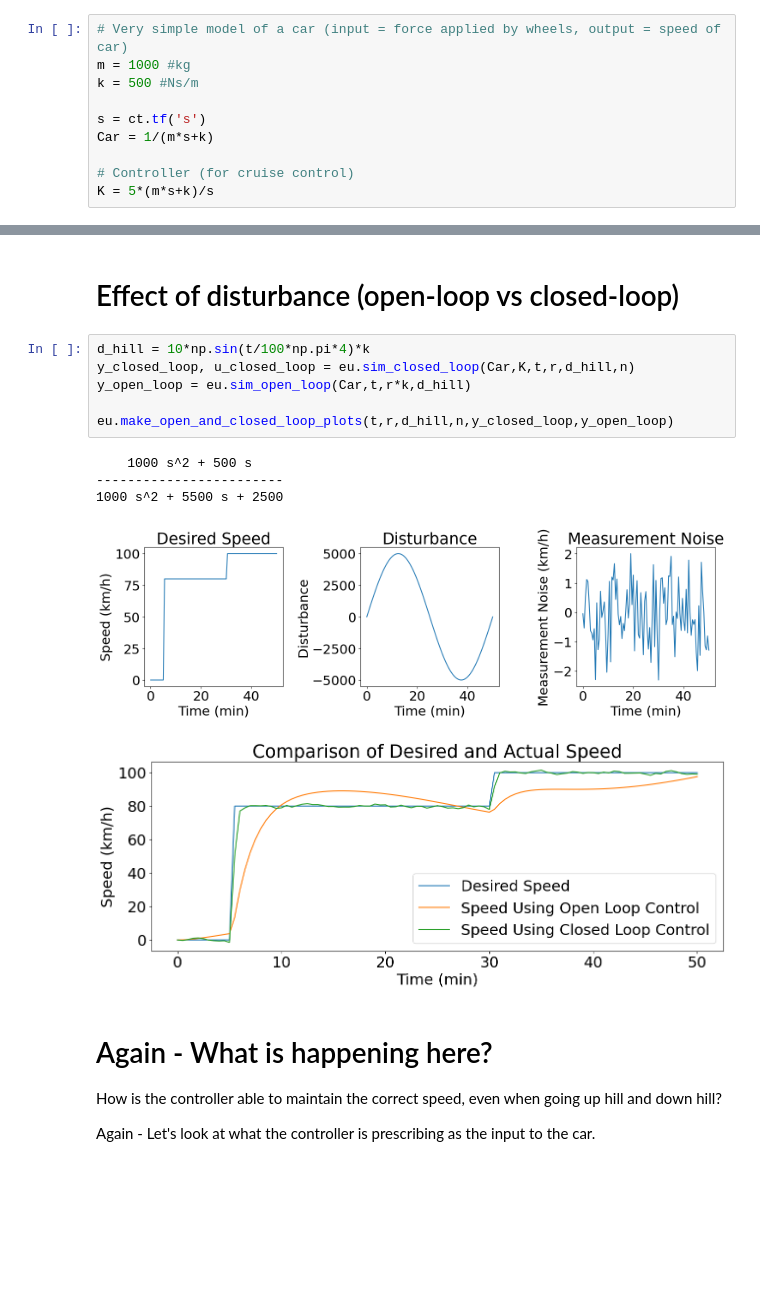
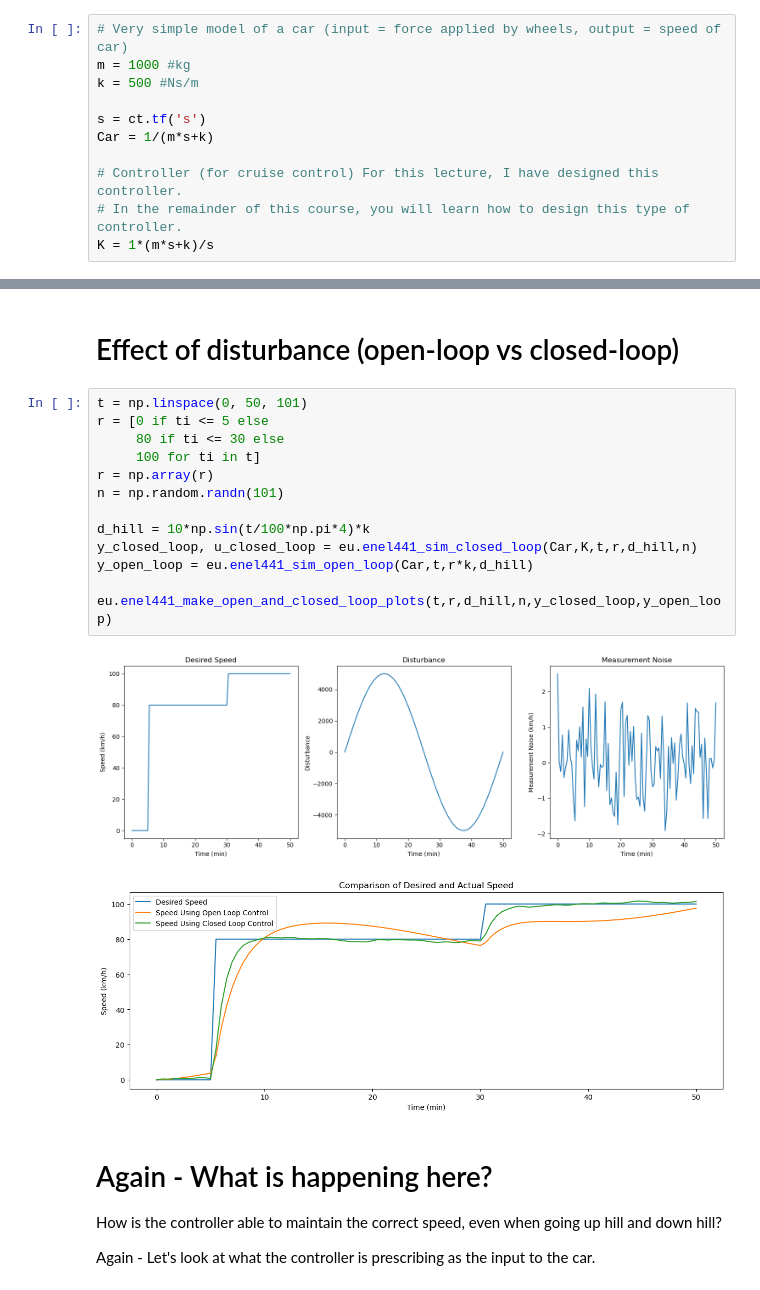
Before and after one commit to issam-akhtar/ENEL44-Unit-2---Intro-to-control, a Jupyter notebook: sensitivity function.ipynb, the cells around one changed output, grey strips where cells are left out. Cells and saved outputs as stored; diff of their text form; blank space fills up the shorter version.

```diff
--- a/sensitivity function.ipynb
+++ b/sensitivity function.ipynb
@@ -134,8 +133,9 @@ k = 500 #Ns/m
 s = ct.tf('s')
 Car = 1/(m*s+k)
 
-# Controller (for cruise control)
-K = 5*(m*s+k)/s
+# Controller (for cruise control) For this lecture, I have designed this controller.
+# In the remainder of this course, you will learn how to design this type of controller.
+K = 1*(m*s+k)/s
 # %% [markdown]
 # In Class Activity
 
@@ -291,17 +335,21 @@ What is the main difference? How is the controller able to achieve the increase
 # %% [markdown]
 # Effect of disturbance (open-loop vs closed-loop)
 # %%
+t = np.linspace(0, 50, 101)
+r = [0 if ti <= 5 else
+     80 if ti <= 30 else
+     100 for ti in t]
+r = np.array(r)
+n = np.random.randn(101)
+
 d_hill = 10*np.sin(t/100*np.pi*4)*k
-y_closed_loop, u_closed_loop = eu.sim_closed_loop(Car,K,t,r,d_hill,n)
-y_open_loop = eu.sim_open_loop(Car,t,r*k,d_hill)
+y_closed_loop, u_closed_loop = eu.enel441_sim_closed_loop(Car,K,t,r,d_hill,n)
+y_open_loop = eu.enel441_sim_open_loop(Car,t,r*k,d_hill)
 
-eu.make_open_and_closed_loop_plots(t,r,d_hill,n,y_closed_loop,y_open_loop)
+eu.enel441_make_open_and_closed_loop_plots(t,r,d_hill,n,y_closed_loop,y_open_loop)
 # %% [output]
-    1000 s^2 + 500 s
-------------------------
-1000 s^2 + 5500 s + 2500
-[figure, old version]
+[figure, new version]
-[figure, old version]
+[figure, new version]
 # %% [markdown]
 # Again - What is happening here?
 
```
Also changed, not shown: parts of 41 cells of this notebook, 4 other files.
